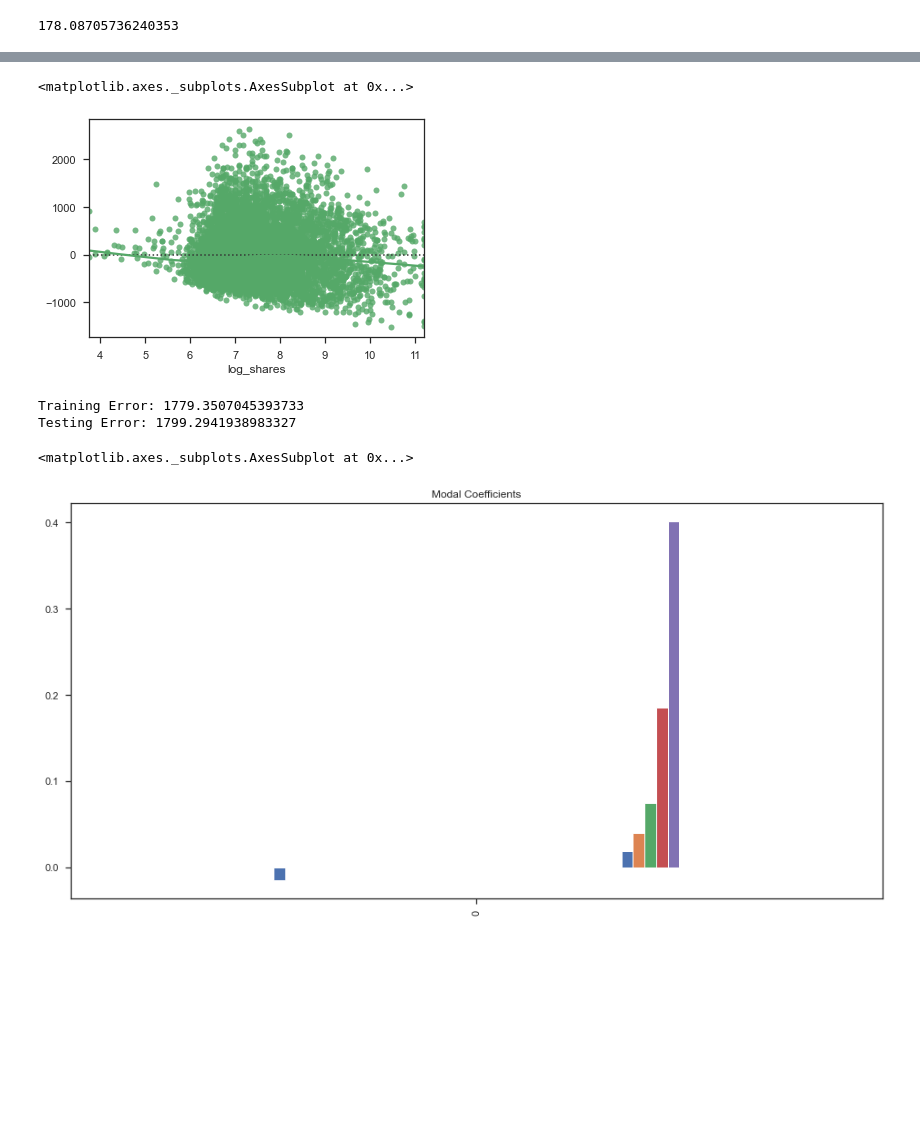
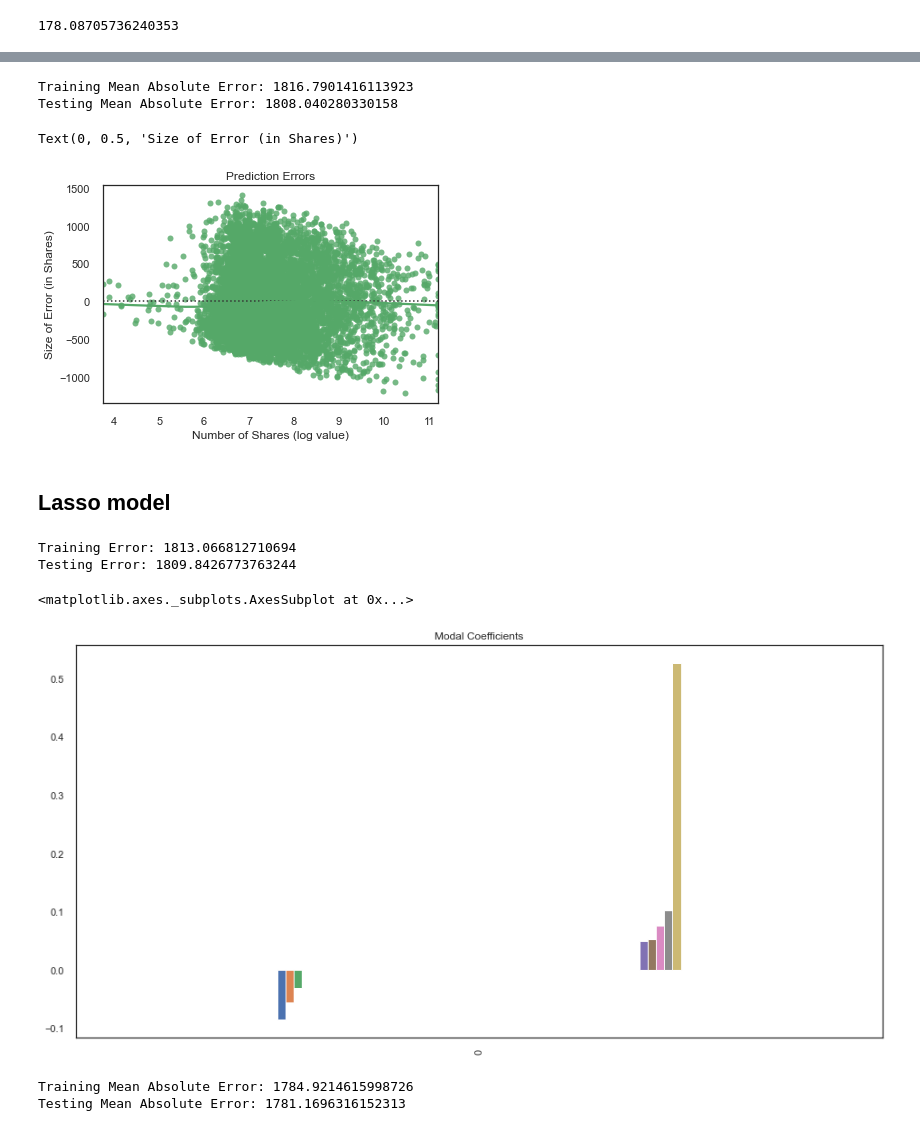
Before and after one commit to p-szymo/online_news_popularity, a Jupyter notebook: final_workbook.ipynb, the cells around one changed output, grey strips where cells are left out. Cells and saved outputs as stored; diff of their text form; code cells hidden in the pictures; blank space fills up the shorter version.

```diff
--- a/final_workbook.ipynb
+++ b/final_workbook.ipynb
@@ -960,7 +860,10 @@ f_list.remove('log_shares')
 
 col_list = '+'.join(f_list)
 f = 'log_shares~' + col_list
-model = ols(formula=f, data=max_r2_target).fit()
-model.summary()
+model_05 = ols(formula=f, data=max_r2_target).fit()
+
+full_interactions_model_r2 = round(model_05.rsquared, 3)
+
+model_05.summary()
 # %% [output]
 OLS Regression Results
@@ -1043,7 +934,10 @@ f_list.remove('log_shares')
 
 col_list = '+'.join(f_list)
 f = 'log_shares~' + col_list
-model = ols(formula=f, data=final_target).fit()
-model.summary()
+model_06 = ols(formula=f, data=final_target).fit()
+
+top_interactions_model_r2 = round(model_06.rsquared, 3)
+
+model_06.summary()
 # %% [output]
 OLS Regression Results
@@ -1082,0 +979,5 @@ strong multicollinearity problems or that the design matrix is singular.
+# %%
+p = model.pvalues
+high_p = p[p > .05].keys()
+
+X_train.drop(columns=high_p, inplace=True)
@@ -1083,3 +986,5 @@ strong multicollinearity problems or that the design matrix is singular.
 # %%
 for i in top_100:
     X_test[i[0]+'_'+i[1]] = X_test[i[0]] * X_test[i[1]]
+
+X_test.drop(columns=high_p, inplace=True)
@@ -1175,33 +1087,54 @@ Original:  1799.2941938983327 vs. KBest:  1911.6025257031745
+# %%
+trainK_mae = metrics.mean_absolute_error(y_train, y_train_kbest)
+testK_mae = metrics.mean_absolute_error(y_test, y_kbest)
+print('Training Mean Absolute Error:' , trainK_mae)
+print('Testing Mean Absolute Error:' , testK_mae)
+# %% [output]
+Training Mean Absolute Error: 1816.7901416113923
+Testing Mean Absolute Error: 1808.040280330158
 # %%
 sns.residplot(y_test, y_kbest, lowess=True, color="g")
+
+plt.title('Prediction Errors')
+plt.xlabel('Number of Shares (log value)')
+plt.ylabel('Size of Error (in Shares)')
 # %% [output]
-<matplotlib.axes._subplots.AxesSubplot at 0x...>
+Text(0, 0.5, 'Size of Error (in Shares)')
-[figure, old version]
+[figure, new version]
+# %% [markdown]
+## Lasso model
 # %%
-## training the model
 from sklearn.linear_model import Lasso
 
-lasso = Lasso(alpha=.025, normalize=False)
+lasso = Lasso(alpha=.02, normalize=False)
 
 lasso.fit(X_train,y_train)
 
 y_train_pred_lasso = np.exp(lasso.predict(X_train))
 y_pred_lasso = np.exp(lasso.predict(X_test))
 
-train_rmse = metrics.mean_absolute_error(y_train, y_train_pred_lasso)
-test_rmse = np.sqrt(metrics.mean_squared_error(y_test, y_pred_lasso))
-print('Training Error: '+ str(train_rmse) )
-print('Testing Error: '+ str(test_rmse) )
+train_lasso_rmse = np.sqrt(metrics.mean_squared_error(y_train, y_train_pred_lasso))
+test_lasso_rmse = np.sqrt(metrics.mean_squared_error(y_test, y_pred_lasso))
+print('Training Error: '+ str(train_lasso_rmse) )
+print('Testing Error: '+ str(test_lasso_rmse) )
 
 lasso_coef01 = pd.DataFrame(data=lasso.coef_).T
 lasso_coef01.columns = X_train.columns
 lasso_coef01 = lasso_coef01.T.sort_values(by=0).T
 lasso_coef01.plot(kind='bar', title='Modal Coefficients', legend=False, figsize=(16,8))
 # %% [output]
-Training Error: 1779.3507045393733
-Testing Error: 1799.2941938983327
+Training Error: 1813.066812710694
+Testing Error: 1809.8426773763244
 <matplotlib.axes._subplots.AxesSubplot at 0x...>
-[figure, old version]
+[figure, new version]
+# %%
+train_lasso_mae = metrics.mean_absolute_error(y_train, y_train_pred_lasso)
+test_lasso_mae = metrics.mean_absolute_error(y_test, y_pred_lasso)
+print('Training Mean Absolute Error:' , train_lasso_mae)
+print('Testing Mean Absolute Error:' , test_lasso_mae)
+# %% [output]
+Training Mean Absolute Error: 1784.9214615998726
+Testing Mean Absolute Error: 1781.1696316152313
 # %%
 coefficient = lasso_coef01.T
 coefficient[coefficient[0] != 0]
```
Also changed, not shown: parts of 99 cells of this notebook, 4 other files.
